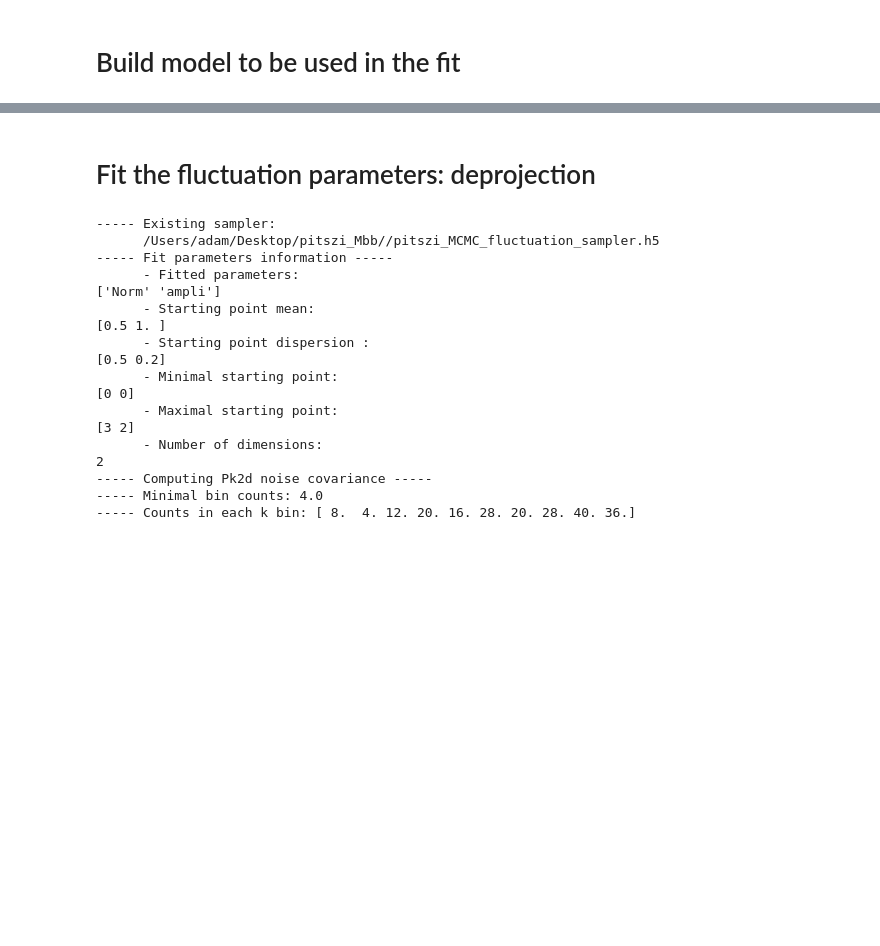
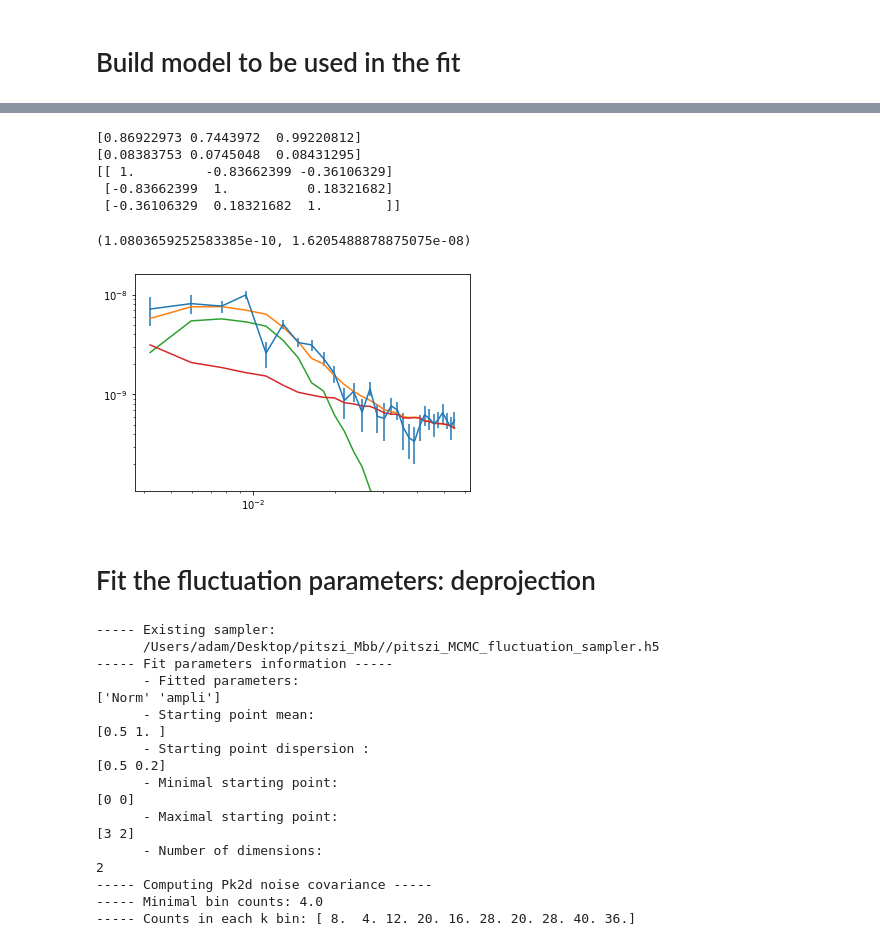
Before and after one commit to remi-adam/pitszi, a Jupyter notebook: notebook/pitszi_dev_forward_fit_pk3d_via_window_function_and_mbb.ipynb, the cells around one changed output, grey strips where cells are left out. Saved outputs shown, nothing was run; the diff lists cells and outputs as text; code cells hidden in the pictures; blank space fills up the shorter version.

```diff
--- a/notebook/pitszi_dev_forward_fit_pk3d_via_window_function_and_mbb.ipynb
+++ b/notebook/pitszi_dev_forward_fit_pk3d_via_window_function_and_mbb.ipynb
@@ -230,3 +237,21 @@ fitpar_pk3d = {
     #'Linj':{'guess':[800, 500],'unit': u.kpc,'limit':[100, 3000]}, #, 'prior':[600, 300],
               }
 fitpar_noise = {'ampli':{'guess':[1, 0.2],'unit': None,'limit':[0, 2]}}
+# %%
+from scipy.optimize import curve_fit
+
+k_mod, pk_mod, pk_mod_cov = inference.get_pk2d_modelvar_statistics(Nmc=100)
+k_noi, pk_noi, pk_noi_cov = inference.get_pk2d_noise_statistics(Nmc=100)
+k_dat, pk_dat = inference.get_pk2d_data()
+
+def fitfunc(x, par1, par2, par3):
+    inference.model.model_pressure_fluctuation = {'name': 'CutoffPowerLaw',
+                                                  'Norm': fluct_norm*par1,
+                                                  'slope': fluct_slope,
+                                                  'Linj': fluct_linj*par2,
+                                                  'Ldis': 1*u.kpc}
+    k_test, pk_test = inference.modelpred_fluct_deproj_forward(physical=False)
+    return pk_test.to_value('arcsec2') + par3*pk_noi.to_value('arcsec2')
+
+popt, pcov = curve_fit(fitfunc, 0, pk_dat.to_value('arcsec2'),
+                       p0=[1,1,1], sigma=(np.diag(pk_noi_cov)**0.5).to_value('arcsec2'))
@@ -233,3 +267,28 @@ fitpar_noise = {'ampli':{'guess':[1, 0.2],'unit': None,'limit':[0, 2]}}
+# %%
+print(popt)
+print(np.diag(pcov)**0.5)
+print(pitszi.utils.correlation_from_covariance(pcov))
+inference.model.model_pressure_fluctuation = {'name': 'CutoffPowerLaw',
+                                              'Norm': fluct_norm*popt[0],
+                                              'slope': fluct_slope,
+                                              'Linj': fluct_linj*popt[1],
+                                              'Ldis': 1*u.kpc}
+k_best, pk_best = inference.modelpred_fluct_deproj_forward(physical=False)
+
+plt.errorbar(k_dat.value, pk_dat.value, np.diag(pk_noi_cov.value)**0.5)
+plt.loglog(k_best, pk_best + popt[2]*pk_noi)
+plt.loglog(k_best, pk_best)
+plt.loglog(k_best, popt[2]*pk_noi)
+plt.ylim(np.amax(pk_dat.value+np.diag(pk_noi_cov.value)**0.5)*1e-2,
+         np.amax(pk_dat.value+np.diag(pk_noi_cov.value)**0.5)*1.5)
+# %% [output]
+[0.86922973 0.7443972  0.99220812]
+[0.08383753 0.0745048  0.08431295]
+[[ 1.         -0.83662399 -0.36106329]
+ [-0.83662399  1.          0.18321682]
+ [-0.36106329  0.18321682  1.        ]]
+(1.0803659252583385e-10, 1.6205488878875075e-08)
+[figure, added]
 # %% [markdown]
 # Fit the fluctuation parameters: deprojection
 # %%
```
Also changed, not shown: parts of 6 cells of this notebook, 3 other files.
